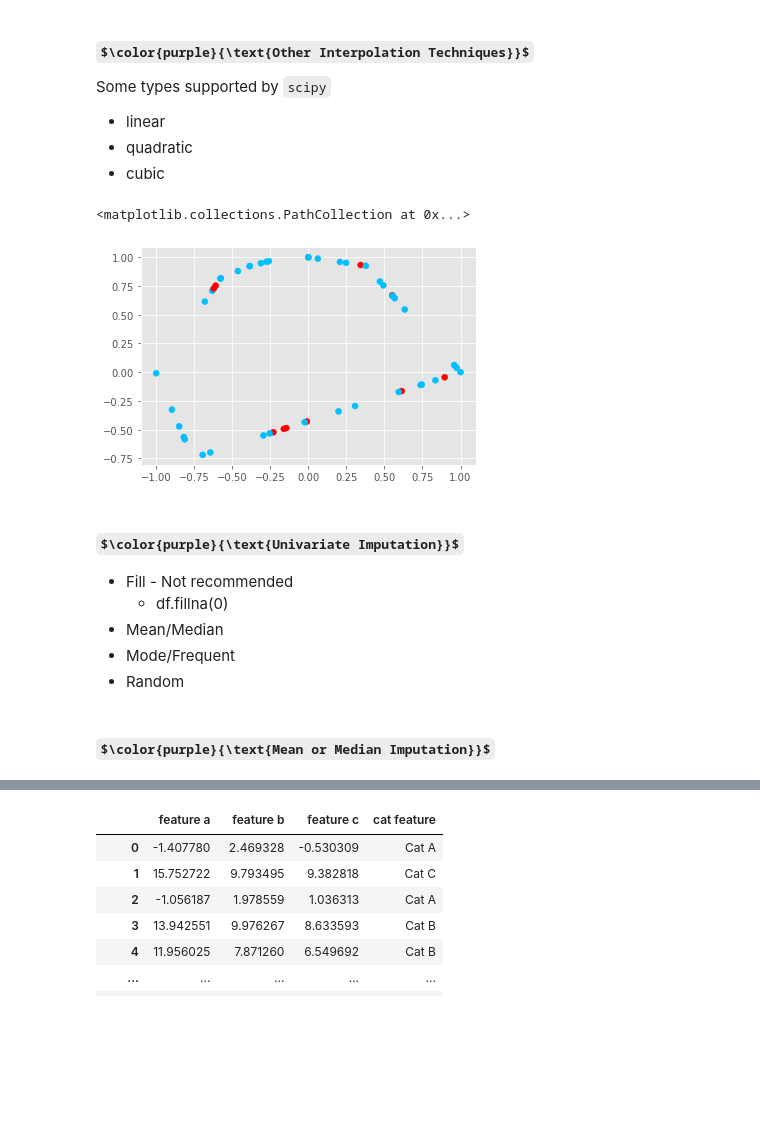
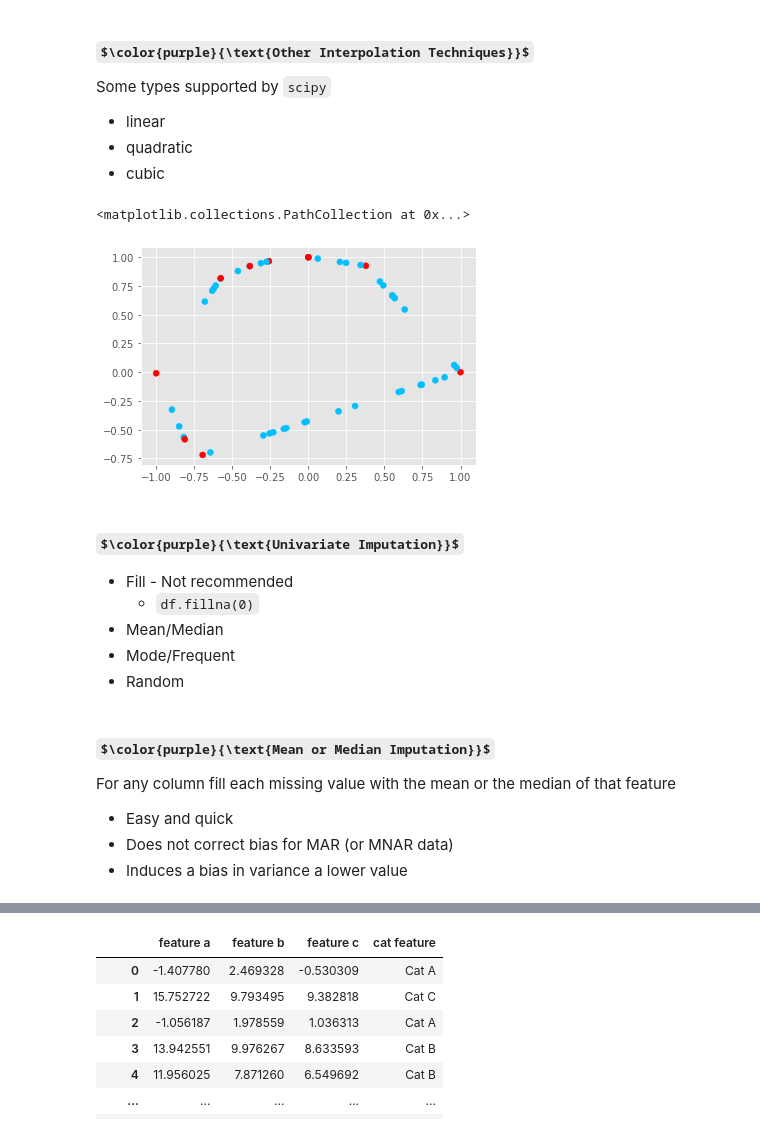
Before and after one commit to WestHealth/scipy2022-missingness-tutorial, a Jupyter notebook: master/4 - Common Treatment Practices and Pitfalls.ipynb, the cells around one changed output, grey strips where cells are left out. Drawn from its saved outputs; the diff is of its cells as text; code cells hidden in the pictures; some formulas as TeX source; blank space fills up the shorter version.

```diff
--- a/master/4 - Common Treatment Practices and Pitfalls.ipynb
+++ b/master/4 - Common Treatment Practices and Pitfalls.ipynb
@@ -141,23 +140,28 @@ Some types supported by `scipy`
 # %%
 from scipy import interpolate
 kind='linear'
+ndf=df.copy()
 interpolator_y = interpolate.interp1d(df.dropna().x, df.dropna().y, kind=kind)
 ndf['y']=interpolator_y(ndf.x)
 interpolator_z = interpolate.interp1d(df.dropna().x, df.dropna().z, kind=kind)
 ndf['z']=interpolator_z(ndf.x)
 plt.scatter(ndf.y, ndf.z, c=df.missing, cmap=cmap)
 # %% [output]
 <matplotlib.collections.PathCollection at 0x...>
-[figure, old version]
+[figure, new version]
 # %% [markdown]
 ### $\color{purple}{\text{Univariate Imputation}}$
 * Fill - Not recommended
-    * df.fillna(0)
+    * `df.fillna(0)`
 * Mean/Median
 * Mode/Frequent
 * Random
-# %% [markdown]
-#### $\color{purple}{\text{Mean or Median Imputation}}$
+# %% [markdown]
+#### $\color{purple}{\text{Mean or Median Imputation}}$
+For any column fill each missing value with the mean or the median of that feature
+* Easy and quick
+* Does not correct bias for MAR (or MNAR data)
+* Induces a bias in variance a lower value
 # %%
 imputed_df = mar_df.fillna(mar_df['feature a'].mean())
 stat_comparison( pristine_df, imputed_df, 'feature a')
```
Also changed, not shown: parts of 15 cells of this notebook, 3 other files.
